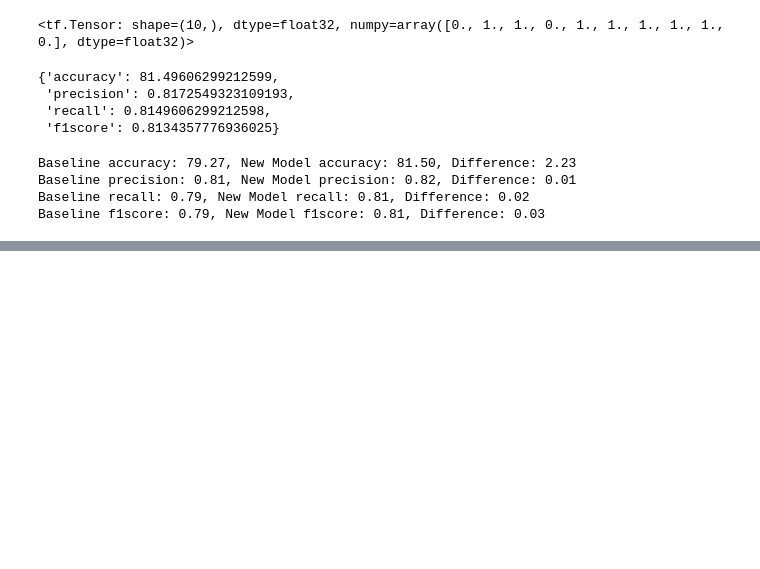
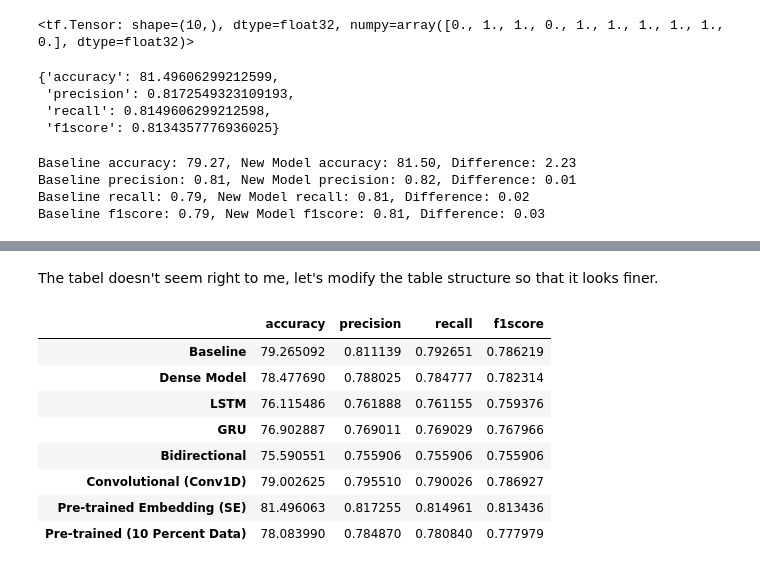
Before and after one commit to milad818/ml-frameworks, a Jupyter notebook: tensorflow/08_tf_natural_language_processing.ipynb, the cells around one changed output, grey strips where cells are left out. Saved outputs shown, nothing was run; the diff lists cells and outputs as text; code cells hidden in the pictures; blank space fills up the shorter version.

```diff
--- a/tensorflow/08_tf_natural_language_processing.ipynb
+++ b/tensorflow/08_tf_natural_language_processing.ipynb
@@ -1461,0 +1593,15 @@ Baseline f1score: 0.79, New Model f1score: 0.81, Difference: 0.03
+# %% [markdown]
+The tabel doesn't seem right to me, let's modify the table structure so that it looks finer.
+# %%
+all_models_results = all_models_results.transpose()
+all_models_results
+# %% [output]
+|  | accuracy | precision | recall | f1score |
+| Baseline | 79.265092 | 0.811139 | 0.792651 | 0.786219 |
+| Dense Model | 78.477690 | 0.788025 | 0.784777 | 0.782314 |
+| LSTM | 76.115486 | 0.761888 | 0.761155 | 0.759376 |
+| GRU | 76.902887 | 0.769011 | 0.769029 | 0.767966 |
+| Bidirectional | 75.590551 | 0.755906 | 0.755906 | 0.755906 |
+| Convolutional (Conv1D) | 79.002625 | 0.795510 | 0.790026 | 0.786927 |
+| Pre-trained Embedding (SE) | 81.496063 | 0.817255 | 0.814961 | 0.813436 |
+| Pre-trained (10 Percent Data) | 78.083990 | 0.784870 | 0.780840 | 0.777979 |
```
Also changed, not shown: parts of 36 cells of this notebook.
